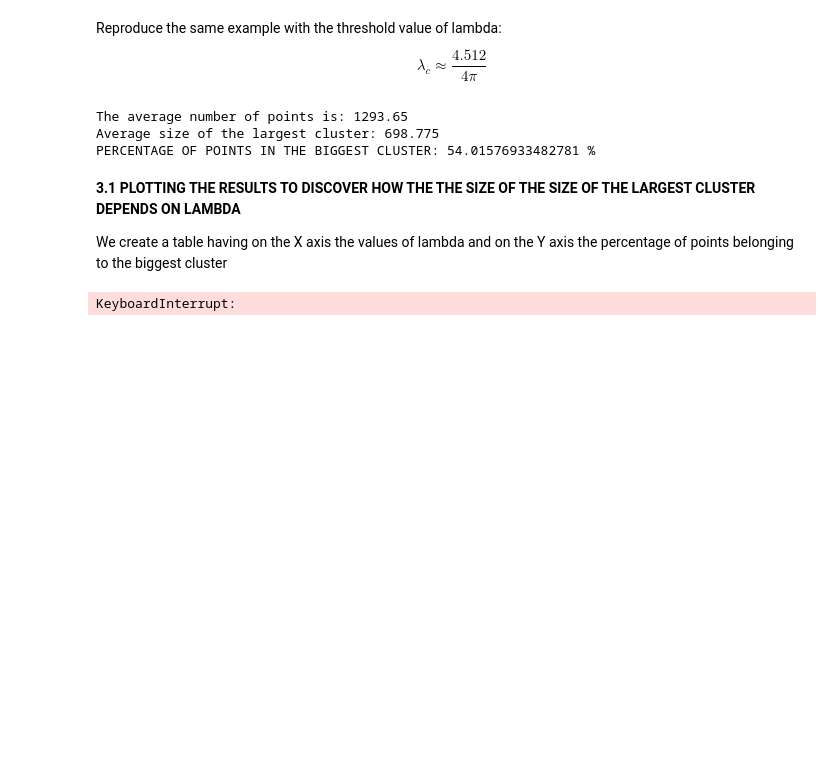
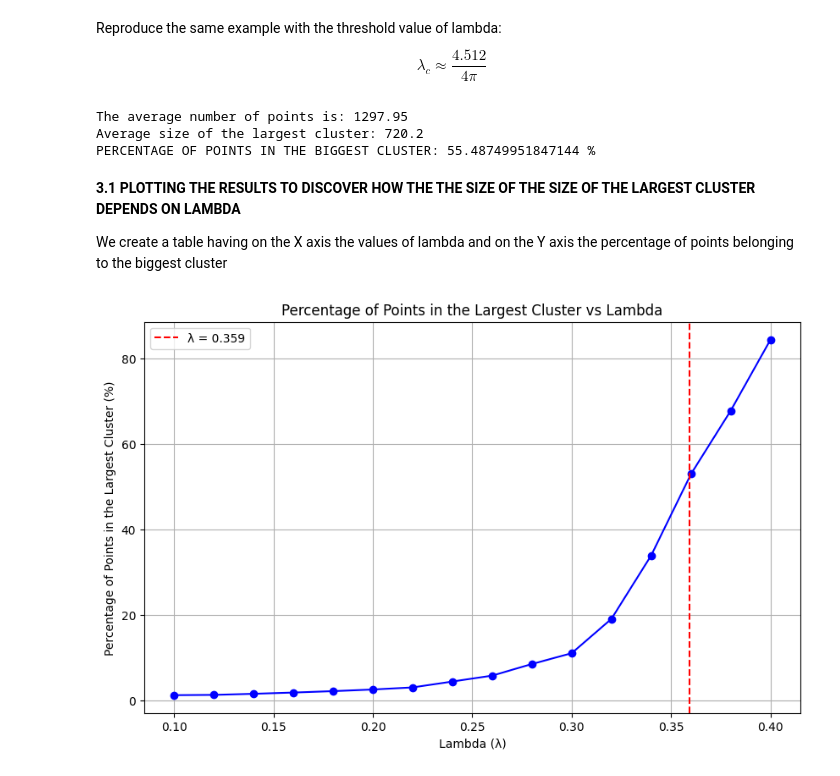
Before and after one commit to lorenzosquassoni/PERCOLATION-ON-BOOLEAN-NETWORKS, a Jupyter notebook: PERCOLATION ON BOOLEAN NETWORKS PROJECT.ipynb, the cells around one changed output. Saved outputs shown, nothing was run; the diff lists cells and outputs as text; code cells hidden in the pictures; blank space fills up the shorter version.

Commit message:
final chart

```diff
--- a/PERCOLATION ON BOOLEAN NETWORKS PROJECT.ipynb
+++ b/PERCOLATION ON BOOLEAN NETWORKS PROJECT.ipynb
@@ -351,7 +351,7 @@ $$
 
 T = 60  # Size of the dimension of the square domain
 lam = (4.513/(4*math.pi)) # THRESHOLD VALUE Density parameter for Poisson process
-M = 40  # Number of simulations
+M = 20  # Number of simulations
 
 # Perform simulation
 avg_largest_cluster_size, avg_num_points, avg_percent_points_in_largest_cluster = simulate_boolean_network_complete(T, lam, M)
@@ -360,39 +360,39 @@ print(f"The average number of points is: {avg_num_points}")
 print(f"Average size of the largest cluster: {avg_largest_cluster_size}")
 print(f"PERCENTAGE OF POINTS IN THE BIGGEST CLUSTER: {avg_percent_points_in_largest_cluster} %")
 # %% [output]
-The average number of points is: 1293.65
-Average size of the largest cluster: 698.775
-PERCENTAGE OF POINTS IN THE BIGGEST CLUSTER: 54.01576933482781 %
+The average number of points is: 1297.95
+Average size of the largest cluster: 720.2
+PERCENTAGE OF POINTS IN THE BIGGEST CLUSTER: 55.48749951847144 %
 # %% [markdown]
 **3.1 PLOTTING THE RESULTS TO DISCOVER HOW THE THE SIZE OF THE SIZE OF THE LARGEST CLUSTER DEPENDS ON LAMBDA**
 
 We create a table having on the X axis the values of lambda and on the Y axis the percentage of points belonging to the biggest cluster
 # %%
 # Parameters
-T = 150  # Size of the square domain
+T = 100  # Size of the square domain
 lambda_values = np.arange(0.1, 0.42, 0.02)  # Lambda values
-M = 1 # Number of simulations
+M = 20 # Number of simulations
 lambda_threshold = 4.512 / (4 * np.pi)  # Threshold lambda value
 
 # Perform simulation
 results = []
 
 for lam in lambda_values:
     avg_largest_cluster_size, avg_num_points, avg_percent_points_in_largest_cluster = simulate_boolean_network_complete(T, lam, M)
     results.append((lam, avg_largest_cluster_size, avg_num_points, avg_percent_points_in_largest_cluster))
 
 # Plotting the results
 lambda_vals = [result[0] for result in results]
 percent_points_largest_cluster = [result[3] for result in results]
 
 plt.figure(figsize=(10, 6))
 plt.plot(lambda_vals, percent_points_largest_cluster, marker='o', linestyle='-', color='b')
 plt.axvline(x=lambda_threshold, color='r', linestyle='--', label=f'λ = {lambda_threshold:.3f}')
 plt.xlabel('Lambda (λ)')
 plt.ylabel('Percentage of Points in the Largest Cluster (%)')
 plt.title('Percentage of Points in the Largest Cluster vs Lambda')
 plt.legend()
 plt.grid(True)
 plt.show()
 # %% [output]
-KeyboardInterrupt:
+[figure, added]
```
Also changed, not shown: parts of 4 cells of this notebook.
